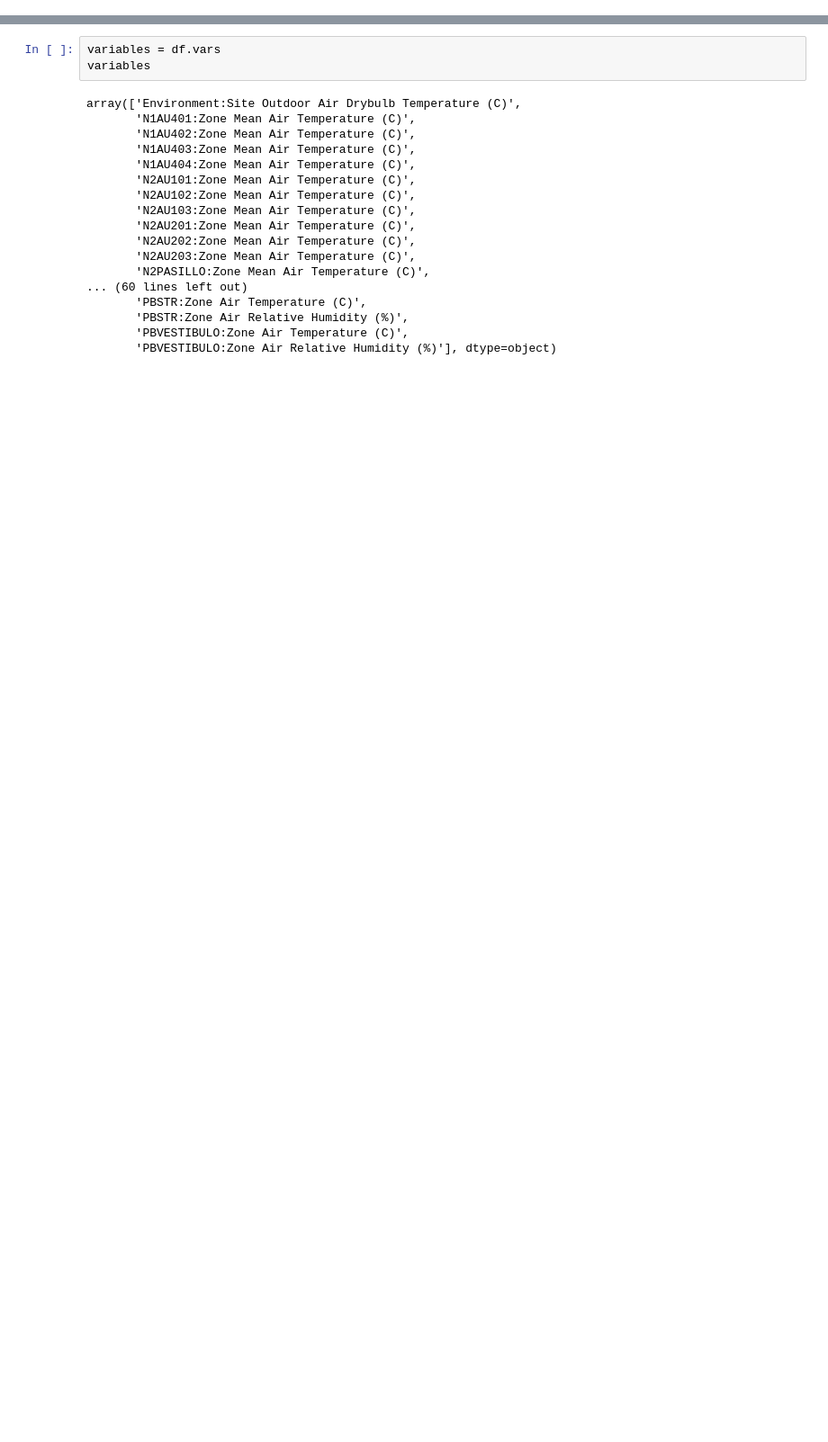
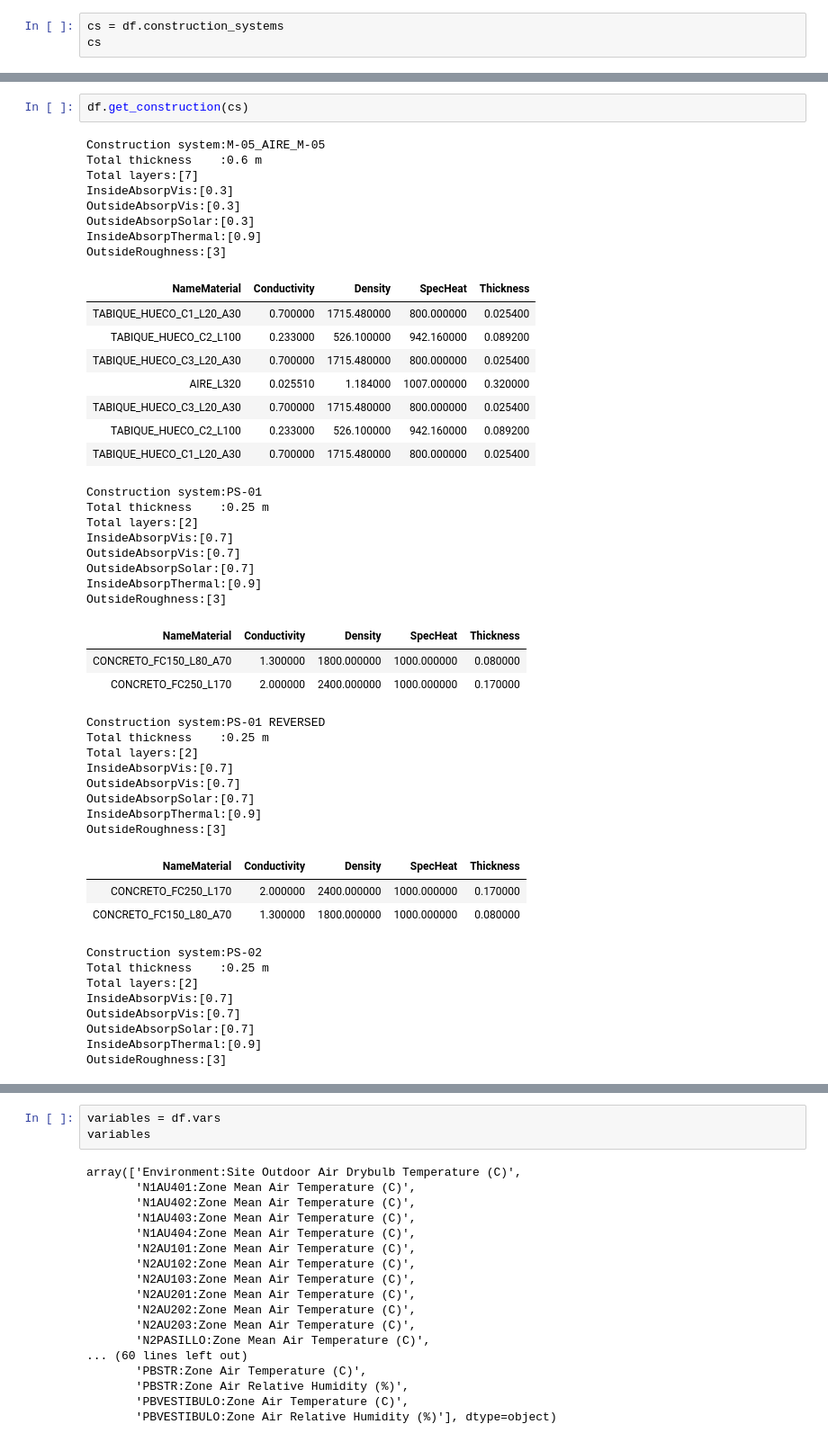
Before and after one commit to AltamarMx/read_epsql, a Jupyter notebook: notebooks/read_sql_class_inTesting.ipynb, the cells around one changed output, grey strips where cells are left out. Shown at 90% size. Saved outputs shown, nothing was run; the diff lists cells and outputs as text; blank space fills up the shorter version.

```diff
--- a/notebooks/read_sql_class_inTesting.ipynb
+++ b/notebooks/read_sql_class_inTesting.ipynb
@@ -94,0 +102,3 @@ array(['M-05_AIRE_M-05', 'PS-01', 'PS-01 REVERSED', 'PS-02', 'PS-12',
+# %%
+cs = df.construction_systems
+cs
@@ -94,0 +111,49 @@ array(['M-05_AIRE_M-05', 'PS-01', 'PS-01 REVERSED', 'PS-02', 'PS-12',
+# %%
+df.get_construction(cs)
+# %% [output]
+Construction system:M-05_AIRE_M-05
+Total thickness    :0.6 m
+Total layers:[7]
+InsideAbsorpVis:[0.3]
+OutsideAbsorpVis:[0.3]
+OutsideAbsorpSolar:[0.3]
+InsideAbsorpThermal:[0.9]
+OutsideRoughness:[3]
+| NameMaterial | Conductivity | Density | SpecHeat | Thickness |
+| TABIQUE_HUECO_C1_L20_A30 | 0.700000 | 1715.480000 | 800.000000 | 0.025400 |
+| TABIQUE_HUECO_C2_L100 | 0.233000 | 526.100000 | 942.160000 | 0.089200 |
+| TABIQUE_HUECO_C3_L20_A30 | 0.700000 | 1715.480000 | 800.000000 | 0.025400 |
+| AIRE_L320 | 0.025510 | 1.184000 | 1007.000000 | 0.320000 |
+| TABIQUE_HUECO_C3_L20_A30 | 0.700000 | 1715.480000 | 800.000000 | 0.025400 |
+| TABIQUE_HUECO_C2_L100 | 0.233000 | 526.100000 | 942.160000 | 0.089200 |
+| TABIQUE_HUECO_C1_L20_A30 | 0.700000 | 1715.480000 | 800.000000 | 0.025400 |
+Construction system:PS-01
+Total thickness    :0.25 m
+Total layers:[2]
+InsideAbsorpVis:[0.7]
+OutsideAbsorpVis:[0.7]
+OutsideAbsorpSolar:[0.7]
+InsideAbsorpThermal:[0.9]
+OutsideRoughness:[3]
+| NameMaterial | Conductivity | Density | SpecHeat | Thickness |
+| CONCRETO_FC150_L80_A70 | 1.300000 | 1800.000000 | 1000.000000 | 0.080000 |
+| CONCRETO_FC250_L170 | 2.000000 | 2400.000000 | 1000.000000 | 0.170000 |
+Construction system:PS-01 REVERSED
+Total thickness    :0.25 m
+Total layers:[2]
+InsideAbsorpVis:[0.7]
+OutsideAbsorpVis:[0.7]
+OutsideAbsorpSolar:[0.7]
+InsideAbsorpThermal:[0.9]
+OutsideRoughness:[3]
+| NameMaterial | Conductivity | Density | SpecHeat | Thickness |
+| CONCRETO_FC250_L170 | 2.000000 | 2400.000000 | 1000.000000 | 0.170000 |
+| CONCRETO_FC150_L80_A70 | 1.300000 | 1800.000000 | 1000.000000 | 0.080000 |
+Construction system:PS-02
+Total thickness    :0.25 m
+Total layers:[2]
+InsideAbsorpVis:[0.7]
+OutsideAbsorpVis:[0.7]
+OutsideAbsorpSolar:[0.7]
+InsideAbsorpThermal:[0.9]
+OutsideRoughness:[3]
```
Also changed, not shown: parts of 13 cells of this notebook.
